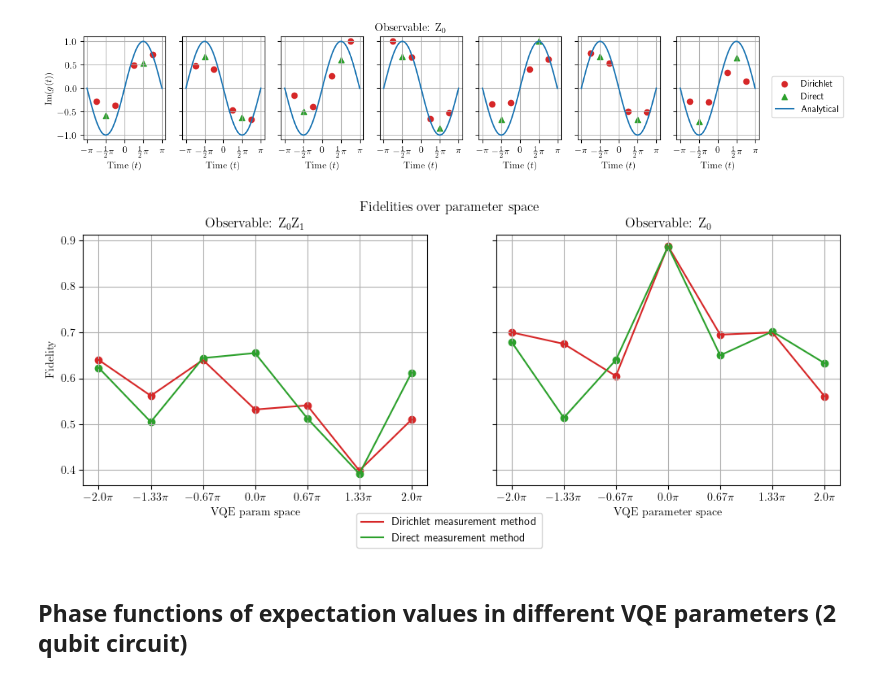
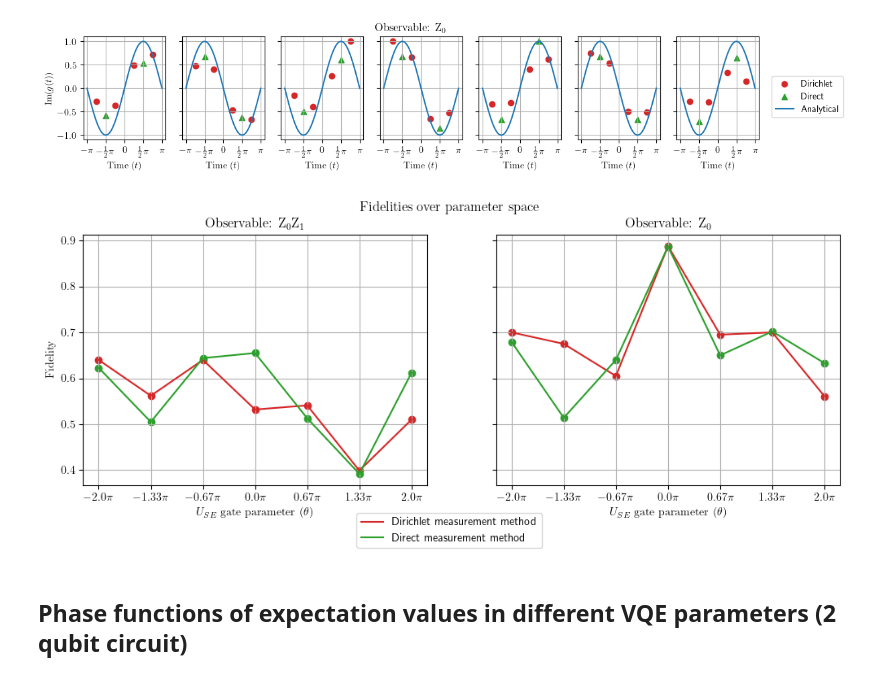
Before and after one commit to fgkritsis/PhD_notebooks, a Jupyter notebook: Mainz_data/mainz_trapped_ion_experiments.ipynb, the cells around one changed output. Cells and saved outputs as stored; diff of their text form; code cells hidden in the pictures.

```diff
--- a/Mainz_data/mainz_trapped_ion_experiments.ipynb
+++ b/Mainz_data/mainz_trapped_ion_experiments.ipynb
@@ -162,6 +162,7 @@ for obs in vpe_data_3qb.observable.dropna().unique():
     pi_formatter = lambda x: r"${}\pi$".format(np.round(x / np.pi,1))
     tick_labels_3qb = [pi_formatter(x) for x in param_sweep_space_3qb]
     ax1.set_xticks(param_sweep_space_3qb, tick_labels_3qb)
+    ax1.set_xlabel(r'$U_{SE}\textrm{ gate parameter }(\theta)$')
 
     figures_filename= notebook_path+'/mainz_phase_fn_plots/3_qubit_experiments/'+'expvals_3_qb_obs_'+str(obs)+'.pdf'
     Path(figures_filename).parent.mkdir(parents=True, exist_ok=True)
@@ -315,39 +316,39 @@ ax1.plot(params_for_fids, fids_for_z0_over_params_dirichlet, linestyle="-", colo
 ax1.plot(params_for_fids, fids_for_z0_over_params_direct, linestyle="-", color='tab:green', label="Direct measurement method")
 ax1.scatter(params_for_fids, fids_for_z0_over_params_dirichlet, color='tab:red')
 ax1.scatter(params_for_fids, fids_for_z0_over_params_direct, color='tab:green')
-ax1.set_xlabel(r'$\textrm{VQE param space}$')
+ax1.set_xlabel(r'$U_{SE}\textrm{ gate parameter }(\theta)$')
 ax1.set_ylabel(r'$\textrm{Fidelity}$')
 ax1.set_title(r'$\textrm{Observable: Z}_0\textrm{Z}_1$')
 assert '1.0 [Z0 Z1]'==unique_obs_3qb[0]
 
 pi_formatter = lambda x: r"${}\pi$".format(np.round(x / np.pi,2))
 tick_labels = [pi_formatter(x) for x in params_for_fids]
 ax1.set_xticks(params_for_fids, tick_labels)
 ax1.grid(True)
 
 ax2.plot(params_for_fids, fids_for_z0z1_over_params_dirichlet, linestyle="-", color='tab:red')
 ax2.plot(params_for_fids, fids_for_z0z1_over_params_direct, linestyle="-", color='tab:green')
 ax2.scatter(params_for_fids, fids_for_z0z1_over_params_dirichlet, color='tab:red')
 ax2.scatter(params_for_fids, fids_for_z0z1_over_params_direct, color='tab:green')
-ax2.set_xlabel(r'$\textrm{VQE parameter space}$')
+ax2.set_xlabel(r'$U_{SE}\textrm{ gate parameter }(\theta)$')
 
 ax2.set_title(r'$\textrm{Observable: Z}_0$')
 assert '1.0 [Z0]'==unique_obs_3qb[1]
 ax2.set_xticks(params_for_fids, tick_labels)
 ax2.grid(True)
 
 fig_dirichlet.suptitle(r'$\textrm{Fidelities over parameter space}$')
 fig_dirichlet.legend(bbox_to_anchor=(0.5, -0.1), loc='outside lower center')
 fig_dirichlet.set_figwidth(12)
 fig_dirichlet.set_figheight(4)
 #fig_dirichlet.show()
 from pathlib import Path
 figures_filename= notebook_path+'/mainz_phase_fn_plots/3_qubit_experiments/'+'fidelities_3qb.pdf'
 Path(figures_filename).parent.mkdir(parents=True, exist_ok=True)
 plt.savefig(figures_filename, bbox_inches='tight')
 plt.show()
 # %% [output]
-[figure, old version]
+[figure, new version]
 # %% [markdown]
 ## Phase functions of expectation values in different VQE parameters (2 qubit circuit)
 # %%
```
Also changed, not shown: parts of 6 cells of this notebook, 17 other files.
